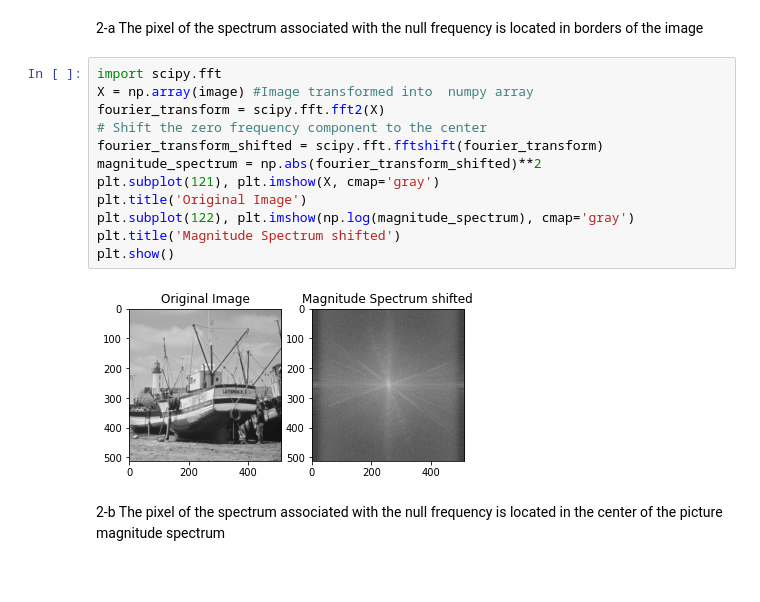
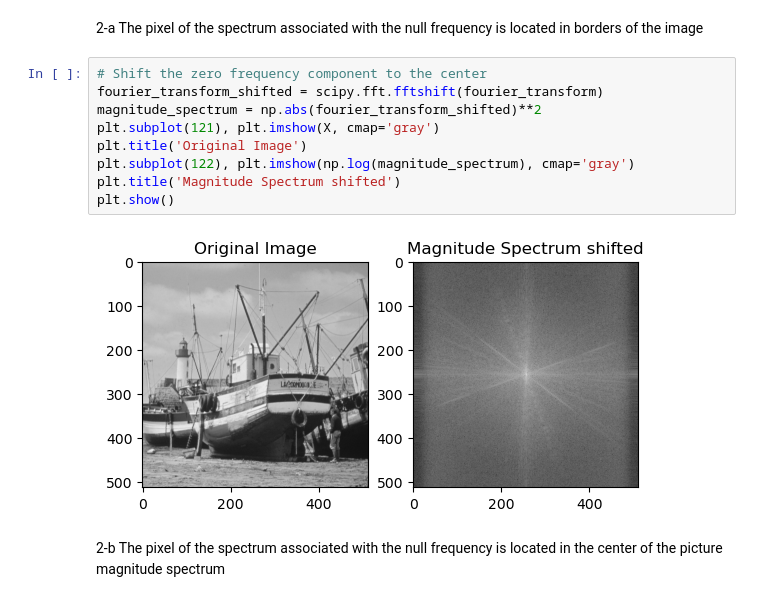
Before and after one commit to hichamomh/Python-labs, a Jupyter notebook: Labs/Lab3/lab3.ipynb, the cells around one changed output. Cells and saved outputs as stored; diff of their text form.

```diff
--- a/Labs/Lab3/lab3.ipynb
+++ b/Labs/Lab3/lab3.ipynb
@@ -242,19 +248,16 @@ plt.show()
 # %% [markdown]
 2-a The pixel of the spectrum associated with the null frequency is located in borders of the image
 # %%
-import scipy.fft
-X = np.array(image) #Image transformed into  numpy array
-fourier_transform = scipy.fft.fft2(X)
 # Shift the zero frequency component to the center
 fourier_transform_shifted = scipy.fft.fftshift(fourier_transform)
 magnitude_spectrum = np.abs(fourier_transform_shifted)**2
 plt.subplot(121), plt.imshow(X, cmap='gray')
 plt.title('Original Image')
 plt.subplot(122), plt.imshow(np.log(magnitude_spectrum), cmap='gray')
 plt.title('Magnitude Spectrum shifted')
 plt.show()
 # %% [output]
-[figure, old version]
+[figure, new version]
 # %% [markdown]
 2-b The pixel of the spectrum associated with the null frequency is located in the center of the picture magnitude spectrum
 # %% [markdown]
```
Also changed, not shown: parts of 20 cells of this notebook.
